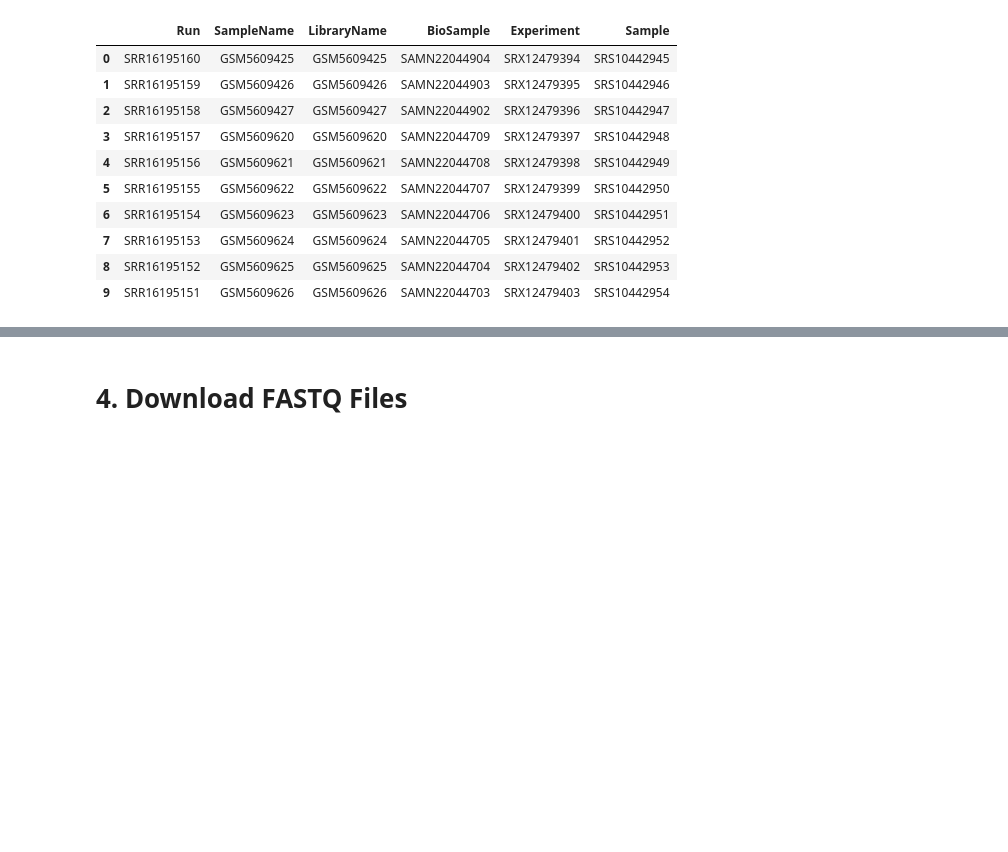
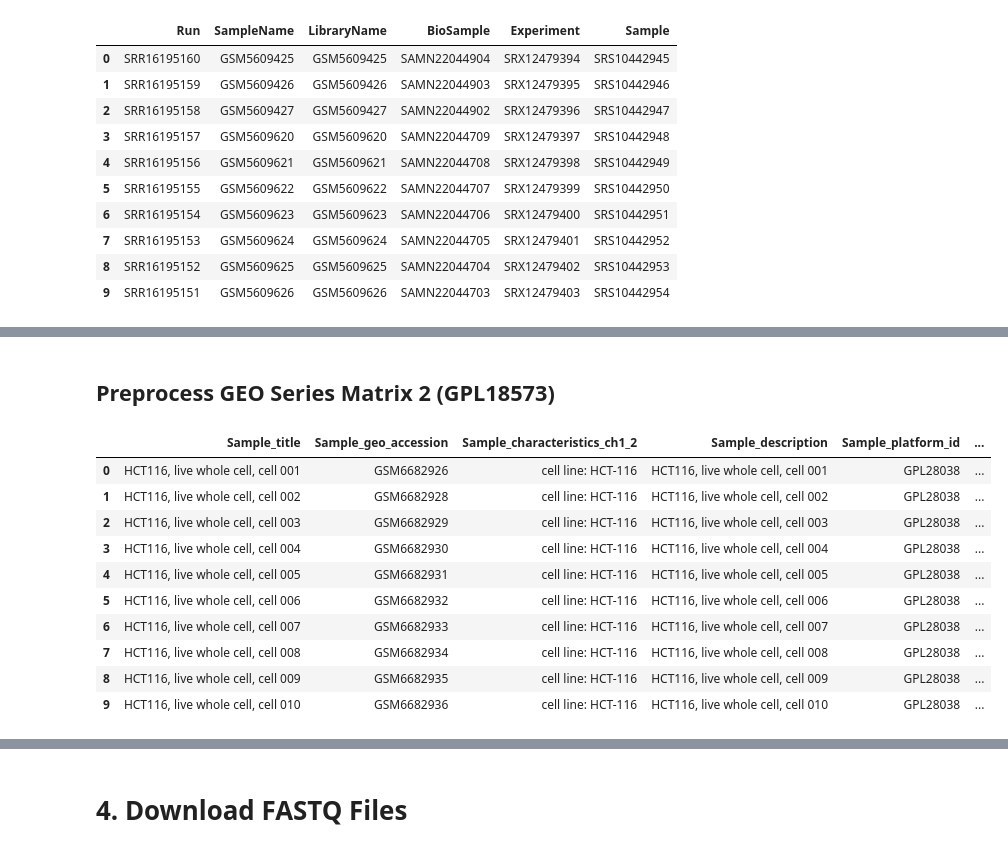
Before and after one commit to irith-kat/genai4bio-project, a Jupyter notebook: notebook_tests/joint_DNA_RNA_processing.ipynb, the cells around one changed output, grey strips where cells are left out. Cells and saved outputs as stored; diff of their text form; code cells hidden in the pictures; blank space fills up the shorter version.

```diff
--- a/notebook_tests/joint_DNA_RNA_processing.ipynb
+++ b/notebook_tests/joint_DNA_RNA_processing.ipynb
@@ -475,0 +428,2 @@ dna[["Run", "LibraryName", "SampleName"]].head(10)
+# %% [markdown]
+## Preprocess GEO Series Matrix 2 (GPL18573)
@@ -475,0 +457,42 @@ dna[["Run", "LibraryName", "SampleName"]].head(10)
+# %%
+# GEO series matrix 2: #190 rows x 47 columns
+
+# Variables to keep:
+# Sample_title, Sample_geo_accession, Sample_characteristics_ch1_2, Sample_description, Sample_platform_id
+# Sample_library_selection, Sample_library_source, Sample_library_strategy, Sample_instrument_model
+
+
+# Variables to remove:
+# Sample_status, Sample_submission_date, Sample_last_update, Sample_type, Sample_channel_count
+# Sample_organism_ch1, Sample_characteristics_ch1, Sample_instrument_model, Sample_relation, Sample_relation_2
+# Sample_supplementary_file_1, series_matrix_table_begin, ID_REF, series_matrix_table_end
+# Sample_growth_protocol_ch1, Sample_molecule_ch1, Sample_extract_protocol_ch1,
+# Sample_extract_protocol_ch1_2, Sample_taxid_ch1, Sample_molecule_ch1, Sample_source_name_ch1
+# 'Sample_data_processing', 'Sample_data_processing_2', 'Sample_data_processing_3', 'Sample_data_processing_4', 'Sample_data_processing_5',
+# 'Sample_data_processing_6','Sample_data_processing_7', 'Sample_data_processing_8', 'Sample_data_processing_9', 'Sample_data_processing_10',
+# 'Sample_contact_name', 'Sample_contact_email', 'Sample_contact_laboratory', 'Sample_contact_department', 'Sample_contact_institute',
+# 'Sample_contact_address','Sample_contact_city', 'Sample_contact_zip/postal_code', 'Sample_contact_country', 'Sample_data_row_count',
+
+
+vars_to_keep_2 = [
+"Sample_title", "Sample_geo_accession", "Sample_characteristics_ch1_2", "Sample_description", "Sample_platform_id",
+"Sample_library_selection", "Sample_library_source", "Sample_library_strategy", "Sample_instrument_model"
+]
+
+GEO_series_matrix_2_processed = GEO_series_matrix_2_processed[vars_to_keep_2]
+
+GEO_series_matrix_2_processed["Sample_description"] = GEO_series_matrix_2_processed["Sample_title"]
+# %%
+GEO_series_matrix_2_processed.head(5)
+# %% [output]
+|  | Sample_title | Sample_geo_accession | Sample_characteristics_ch1_2 | Sample_description | Sample_platform_id | ... |
+| 0 | HCT116, live whole cell, cell 001 | GSM6682926 | cell line: HCT-116 | HCT116, live whole cell, cell 001 | GPL28038 | ... |
+| 1 | HCT116, live whole cell, cell 002 | GSM6682928 | cell line: HCT-116 | HCT116, live whole cell, cell 002 | GPL28038 | ... |
+| 2 | HCT116, live whole cell, cell 003 | GSM6682929 | cell line: HCT-116 | HCT116, live whole cell, cell 003 | GPL28038 | ... |
+| 3 | HCT116, live whole cell, cell 004 | GSM6682930 | cell line: HCT-116 | HCT116, live whole cell, cell 004 | GPL28038 | ... |
+| 4 | HCT116, live whole cell, cell 005 | GSM6682931 | cell line: HCT-116 | HCT116, live whole cell, cell 005 | GPL28038 | ... |
+| 5 | HCT116, live whole cell, cell 006 | GSM6682932 | cell line: HCT-116 | HCT116, live whole cell, cell 006 | GPL28038 | ... |
+| 6 | HCT116, live whole cell, cell 007 | GSM6682933 | cell line: HCT-116 | HCT116, live whole cell, cell 007 | GPL28038 | ... |
+| 7 | HCT116, live whole cell, cell 008 | GSM6682934 | cell line: HCT-116 | HCT116, live whole cell, cell 008 | GPL28038 | ... |
+| 8 | HCT116, live whole cell, cell 009 | GSM6682935 | cell line: HCT-116 | HCT116, live whole cell, cell 009 | GPL28038 | ... |
+| 9 | HCT116, live whole cell, cell 010 | GSM6682936 | cell line: HCT-116 | HCT116, live whole cell, cell 010 | GPL28038 | ... |
```
Also changed, not shown: parts of 37 cells of this notebook.
